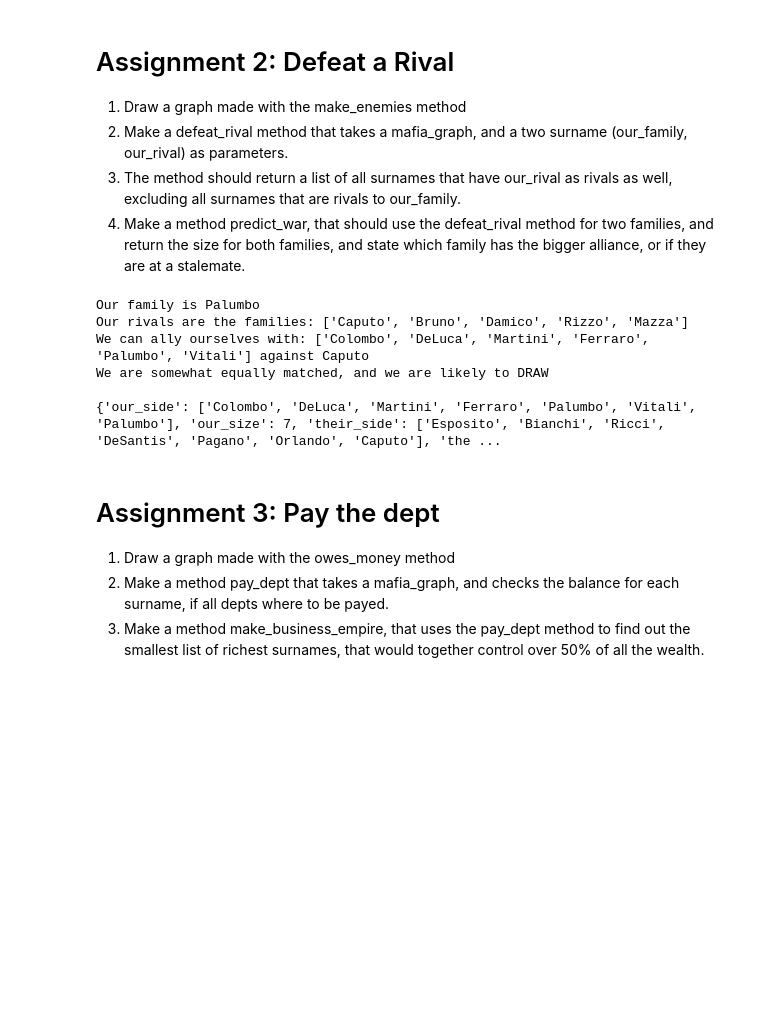
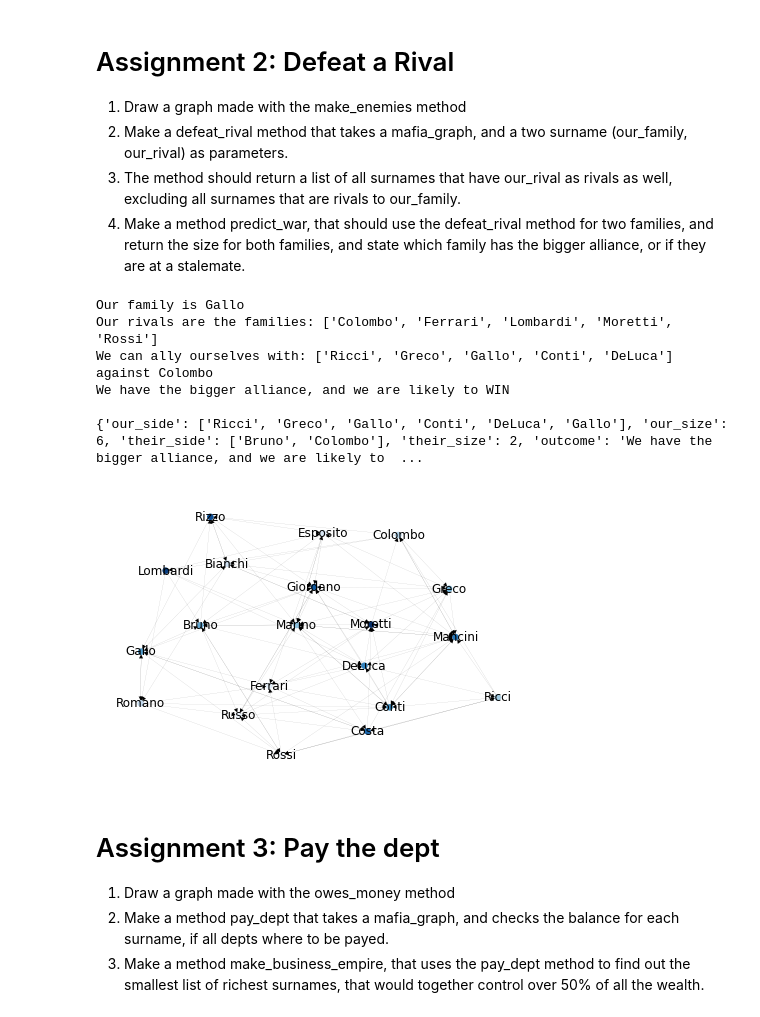
Before and after one commit to Micniks/Python-Assignments, a Jupyter notebook: Week9/Solved_Assignment/Week09.ipynb, the cells around one changed output. Drawn from its saved outputs; the diff is of its cells as text; code cells hidden in the pictures; blank space fills up the shorter version.

```diff
--- a/Week9/Solved_Assignment/Week09.ipynb
+++ b/Week9/Solved_Assignment/Week09.ipynb
@@ -24,7 +24,7 @@ amount_of_rivals = 5
 amount_of_depts = 5
 min_dept = 10000
 max_dept = 100000
-max_families = 100
+max_families = 20
 
 # 1.1
 response = requests.get(url)
@@ -124,7 +124,7 @@ def draw_graph(graph):
             node_size=30, width=.05, cmap=plt.cm.Blues,
             with_labels=True, node_color=range(len(graph)))
 
-#draw_graph(mafia_graph_rivals)
+draw_graph(mafia_graph_rivals)
 
 #Support method
 def get_rivals(mafia_graph, our_family):
@@ -149,38 +149,39 @@ def predict_war(mafia_graph, our_family, our_rival):
     prediction['our_side'] = defeat_rival(mafia_graph, our_family, our_rival)
     prediction['our_side'].append(our_family)
     prediction['our_size'] = len(prediction['our_side'])
     prediction['their_side'] = defeat_rival(mafia_graph, our_rival, our_family)
     prediction['their_side'].append(our_rival)
     prediction['their_size'] = len(prediction['their_side'])
     if (prediction['our_size'] > prediction['their_size']):
         prediction['outcome'] = 'We have the bigger alliance, and we are likely to WIN'
     elif (prediction['our_size'] < prediction['their_size']):
         prediction['outcome'] = 'They have the bigger alliance, and we are likely to LOSE'
     else:
         prediction['outcome'] = 'We are somewhat equally matched, and we are likely to DRAW'
     return prediction
 
 random_int = random.randint(0, len(surnames_list)-1)
 our_family = surnames_list[random_int]
 print('Our family is ' + our_family)
 
 rivals = get_rivals(mafia_graph, our_family)
 print('Our rivals are the families: ' + str(rivals))
 
 their_rivals = defeat_rival(mafia_graph, our_family, rivals[0])
 print('We can ally ourselves with: ' + str(their_rivals) + ' against ' + rivals[0])
 
 war_prediction = predict_war(mafia_graph, our_family, rivals[0])
 print(war_prediction['outcome'])
 print()
 print(war_prediction)
 # %% [output]
-Our family is Palumbo
-Our rivals are the families: ['Caputo', 'Bruno', 'Damico', 'Rizzo', 'Mazza']
-We can ally ourselves with: ['Colombo', 'DeLuca', 'Martini', 'Ferraro', 'Palumbo', 'Vitali'] against Caputo
-We are somewhat equally matched, and we are likely to DRAW
+Our family is Gallo
+Our rivals are the families: ['Colombo', 'Ferrari', 'Lombardi', 'Moretti', 'Rossi']
+We can ally ourselves with: ['Ricci', 'Greco', 'Gallo', 'Conti', 'DeLuca'] against Colombo
+We have the bigger alliance, and we are likely to WIN
 
-{'our_side': ['Colombo', 'DeLuca', 'Martini', 'Ferraro', 'Palumbo', 'Vitali', 'Palumbo'], 'our_size': 7, 'their_side': ['Esposito', 'Bianchi', 'Ricci', 'DeSantis', 'Pagano', 'Orlando', 'Caputo'], 'the ...
+{'our_side': ['Ricci', 'Greco', 'Gallo', 'Conti', 'DeLuca', 'Gallo'], 'our_size': 6, 'their_side': ['Bruno', 'Colombo'], 'their_size': 2, 'outcome': 'We have the bigger alliance, and we are likely to  ...
+[figure, added]
 # %% [markdown]
 # Assignment 3: Pay the dept
 1. Draw a graph made with the owes_money method
```
Also changed, not shown: parts of 1 cell of this notebook, 4 other files.
